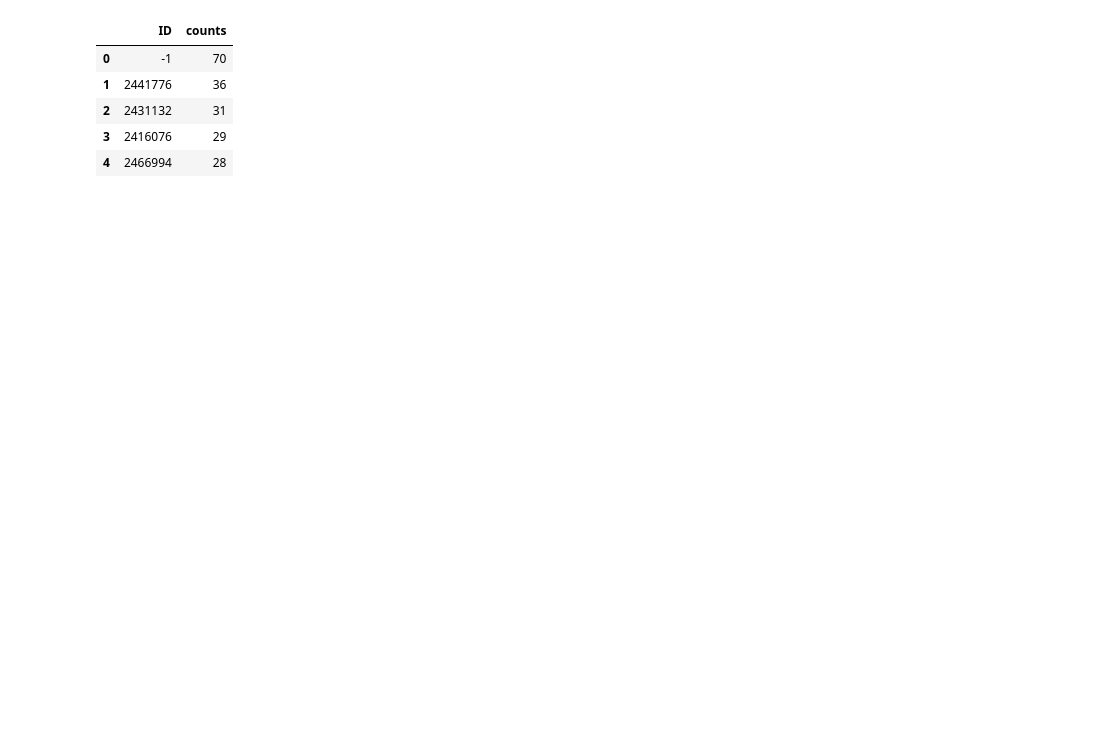
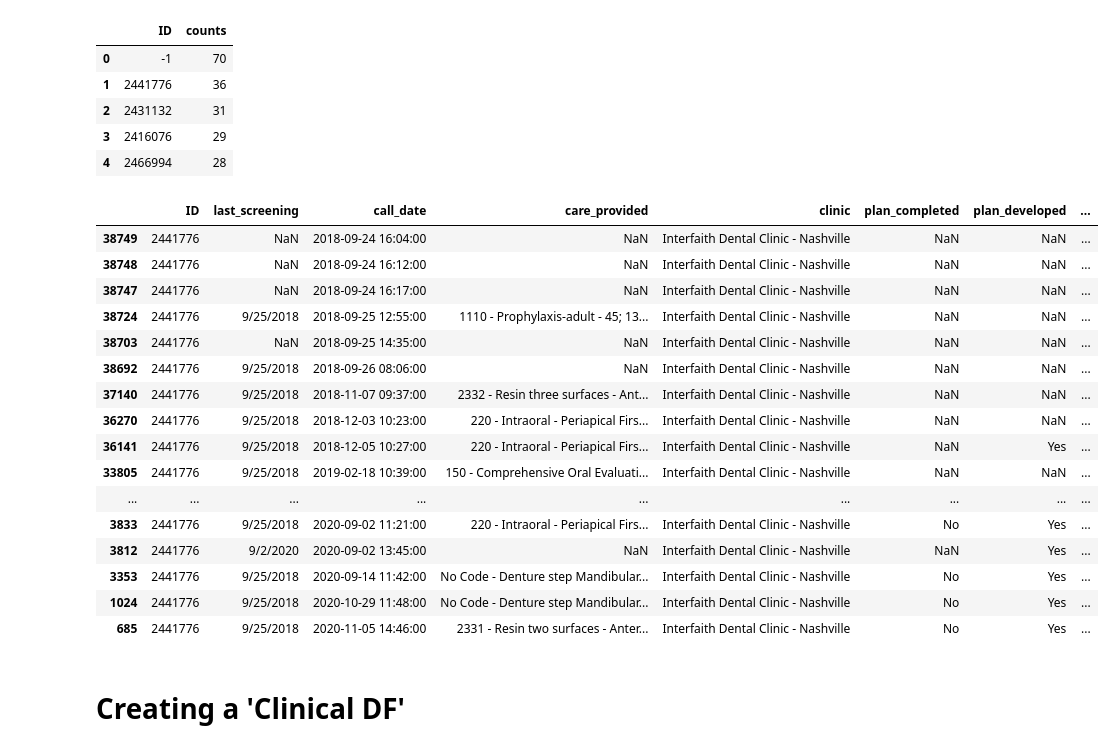
Before and after one commit to bsfcs/smile-on-hulk, a Jupyter notebook: smile_on_eda.ipynb, the cells around one changed output. Saved outputs shown, nothing was run; the diff lists cells and outputs as text; code cells hidden in the pictures; blank space fills up the shorter version.

```diff
--- a/smile_on_eda.ipynb
+++ b/smile_on_eda.ipynb
@@ -85,6 +128,8 @@ smile_small.ID.value_counts()
  3686036     1
  3821558     1
 Name: ID, Length: 8708, dtype: int64
+# %%
+smile_2441776 = smile_small[smile_small['ID'] == 2441776]
 # %%
 smile_small.all_barriers.value_counts()
 # %% [output]
@@ -182,3 +229,26 @@ call_count.head()
 | 2 | 2431132 | 31 |
 | 3 | 2416076 | 29 |
 | 4 | 2466994 | 28 |
+# %%
+smile_2441776 = smile_2441776.sort_values(by = 'call_date')
+smile_2441776.head(38)
+# %% [output]
+|  | ID | last_screening | call_date | care_provided | clinic | plan_completed | plan_developed | ... |
+| 38749 | 2441776 | NaN | 2018-09-24 16:04:00 | NaN | Interfaith Dental Clinic - Nashville | NaN | NaN | ... |
+| 38748 | 2441776 | NaN | 2018-09-24 16:12:00 | NaN | Interfaith Dental Clinic - Nashville | NaN | NaN | ... |
+| 38747 | 2441776 | NaN | 2018-09-24 16:17:00 | NaN | Interfaith Dental Clinic - Nashville | NaN | NaN | ... |
+| 38724 | 2441776 | 9/25/2018 | 2018-09-25 12:55:00 | 1110 - Prophylaxis-adult - 45; 13... | Interfaith Dental Clinic - Nashville | NaN | NaN | ... |
+| 38703 | 2441776 | NaN | 2018-09-25 14:35:00 | NaN | Interfaith Dental Clinic - Nashville | NaN | NaN | ... |
+| 38692 | 2441776 | 9/25/2018 | 2018-09-26 08:06:00 | NaN | Interfaith Dental Clinic - Nashville | NaN | NaN | ... |
+| 37140 | 2441776 | 9/25/2018 | 2018-11-07 09:37:00 | 2332 - Resin three surfaces - Ant... | Interfaith Dental Clinic - Nashville | NaN | NaN | ... |
+| 36270 | 2441776 | 9/25/2018 | 2018-12-03 10:23:00 | 220 - Intraoral - Periapical Firs... | Interfaith Dental Clinic - Nashville | NaN | NaN | ... |
+| 36141 | 2441776 | 9/25/2018 | 2018-12-05 10:27:00 | 220 - Intraoral - Periapical Firs... | Interfaith Dental Clinic - Nashville | NaN | Yes | ... |
+| 33805 | 2441776 | 9/25/2018 | 2019-02-18 10:39:00 | 150 - Comprehensive Oral Evaluati... | Interfaith Dental Clinic - Nashville | NaN | NaN | ... |
+| ... | ... | ... | ... | ... | ... | ... | ... | ... |
+| 3833 | 2441776 | 9/25/2018 | 2020-09-02 11:21:00 | 220 - Intraoral - Periapical Firs... | Interfaith Dental Clinic - Nashville | No | Yes | ... |
+| 3812 | 2441776 | 9/2/2020 | 2020-09-02 13:45:00 | NaN | Interfaith Dental Clinic - Nashville | NaN | Yes | ... |
+| 3353 | 2441776 | 9/25/2018 | 2020-09-14 11:42:00 | No Code - Denture step Mandibular... | Interfaith Dental Clinic - Nashville | No | Yes | ... |
+| 1024 | 2441776 | 9/25/2018 | 2020-10-29 11:48:00 | No Code - Denture step Mandibular... | Interfaith Dental Clinic - Nashville | No | Yes | ... |
+| 685 | 2441776 | 9/25/2018 | 2020-11-05 14:46:00 | 2331 - Resin two surfaces - Anter... | Interfaith Dental Clinic - Nashville | No | Yes | ... |
+# %% [markdown]
+# Creating a 'Clinical DF'
```
Also changed, not shown: parts of 44 cells of this notebook.
